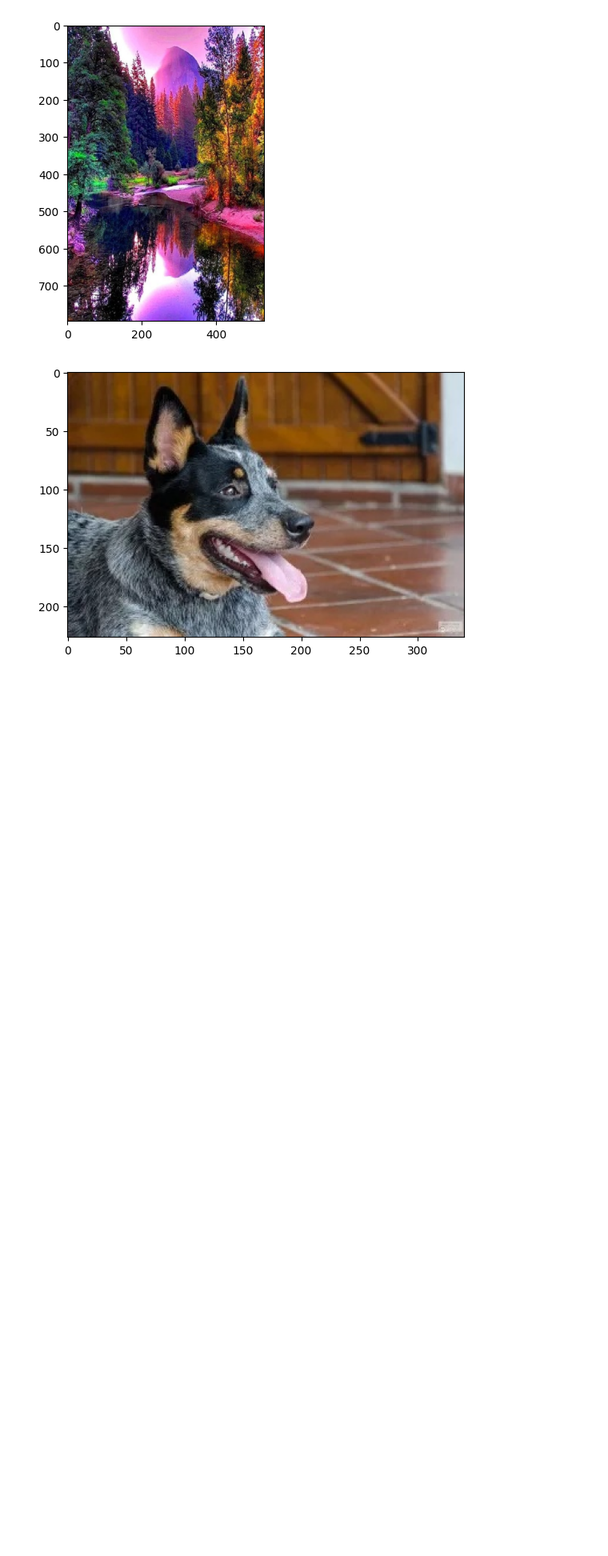
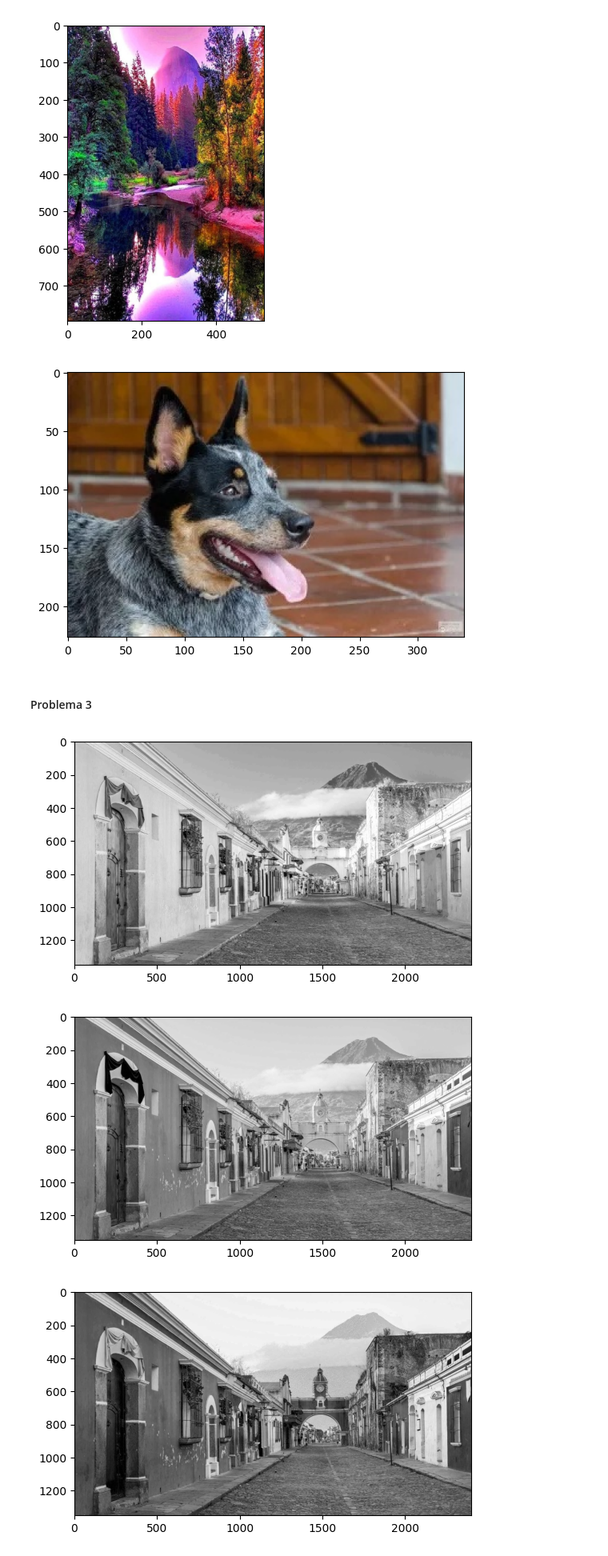
Before and after one commit to LeoContreras8/Lab1, a Jupyter notebook: laboratorio1_LeonelContreras.ipynb, the cells around one changed output. Shown at 80% size. Cells and saved outputs as stored; diff of their text form; code cells hidden in the pictures; blank space fills up the shorter version.

Commit message:
problema3

```diff
--- a/laboratorio1_LeonelContreras.ipynb
+++ b/laboratorio1_LeonelContreras.ipynb
@@ -179,3 +183,5 @@ ConstruccionImagen("imagen2_salida_gray_rojo.jpg","imagen2_salida_gray_verde.jpg
 ConstruccionImagen("perro_salida_gray_rojo.jpg","perro_salida_gray_verde.jpg","perro_salida_gray_azul.jpg")
 # %% [output]
 [figure]
+# %% [markdown]
+#### Problema 3
@@ -181,0 +240,6 @@ ConstruccionImagen("perro_salida_gray_rojo.jpg","perro_salida_gray_verde.jpg","p
+# %%
+EscalaGrises3D("AntiguaGuatemala.jpg")
+# %% [output]
+[figure, added]
+[figure, added]
+[figure, added]
```
Also changed, not shown: parts of 2 cells of this notebook, 4 other files.
